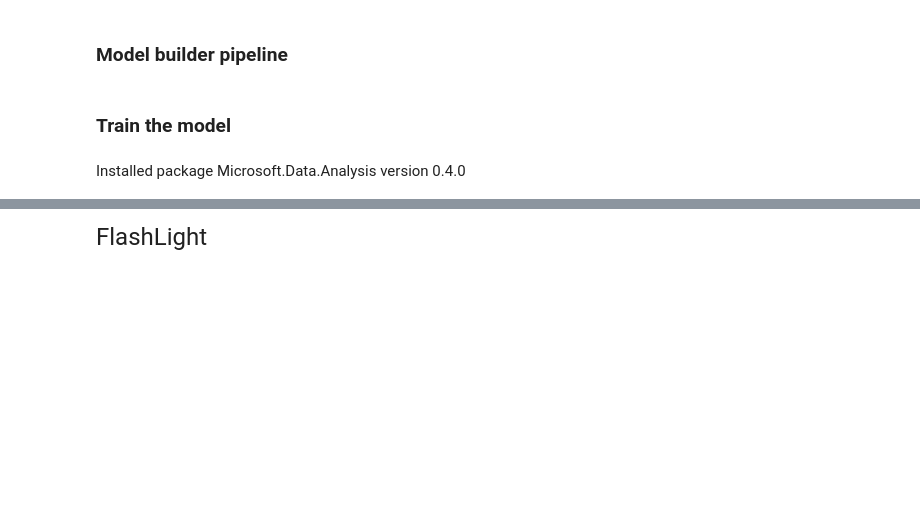
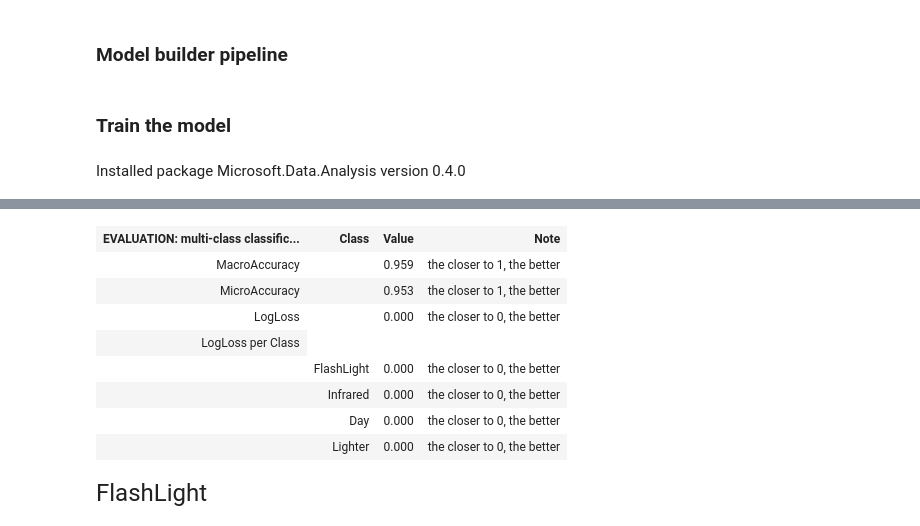
Before and after one commit to dcostea/SmartFireAlarm, a Jupyter notebook: SmartFireAlarm/Jupyter/FirstModelBuilder.ipynb, the cells around one changed output, grey strips where cells are left out. Saved outputs shown, nothing was run; the diff lists cells and outputs as text; code cells hidden in the pictures; blank space fills up the shorter version.

Commit message:
Fix clean-up formatter

```diff
--- a/SmartFireAlarm/Jupyter/FirstModelBuilder.ipynb
+++ b/SmartFireAlarm/Jupyter/FirstModelBuilder.ipynb
@@ -150,3 +62,19 @@ metrics
+# %%
+#load "C:\Users\dcost\source\repos\SmartFireAlarm\SmartFireAlarm\Jupyter\Formatters.cs"
+var categories = new string[] { "FlashLight", "Infrared", "Day", "Lighter" };
+Formatters.Load(categories);
+
+metrics
+# %% [output]
+| EVALUATION: multi-class classific... | Class | Value | Note |
+| MacroAccuracy |  | 0.959 | the closer to 1, the better |
+| MicroAccuracy |  | 0.953 | the closer to 1, the better |
+| LogLoss |  | 0.000 | the closer to 0, the better |
+| LogLoss per Class |
+|  | FlashLight | 0.000 | the closer to 0, the better |
+|  | Infrared | 0.000 | the closer to 0, the better |
+|  | Day | 0.000 | the closer to 0, the better |
+|  | Lighter | 0.000 | the closer to 0, the better |
 # %%
 var sampleData = new ModelInput
 {
```
Also changed, not shown: parts of 1 cell of this notebook, 1 other file.
